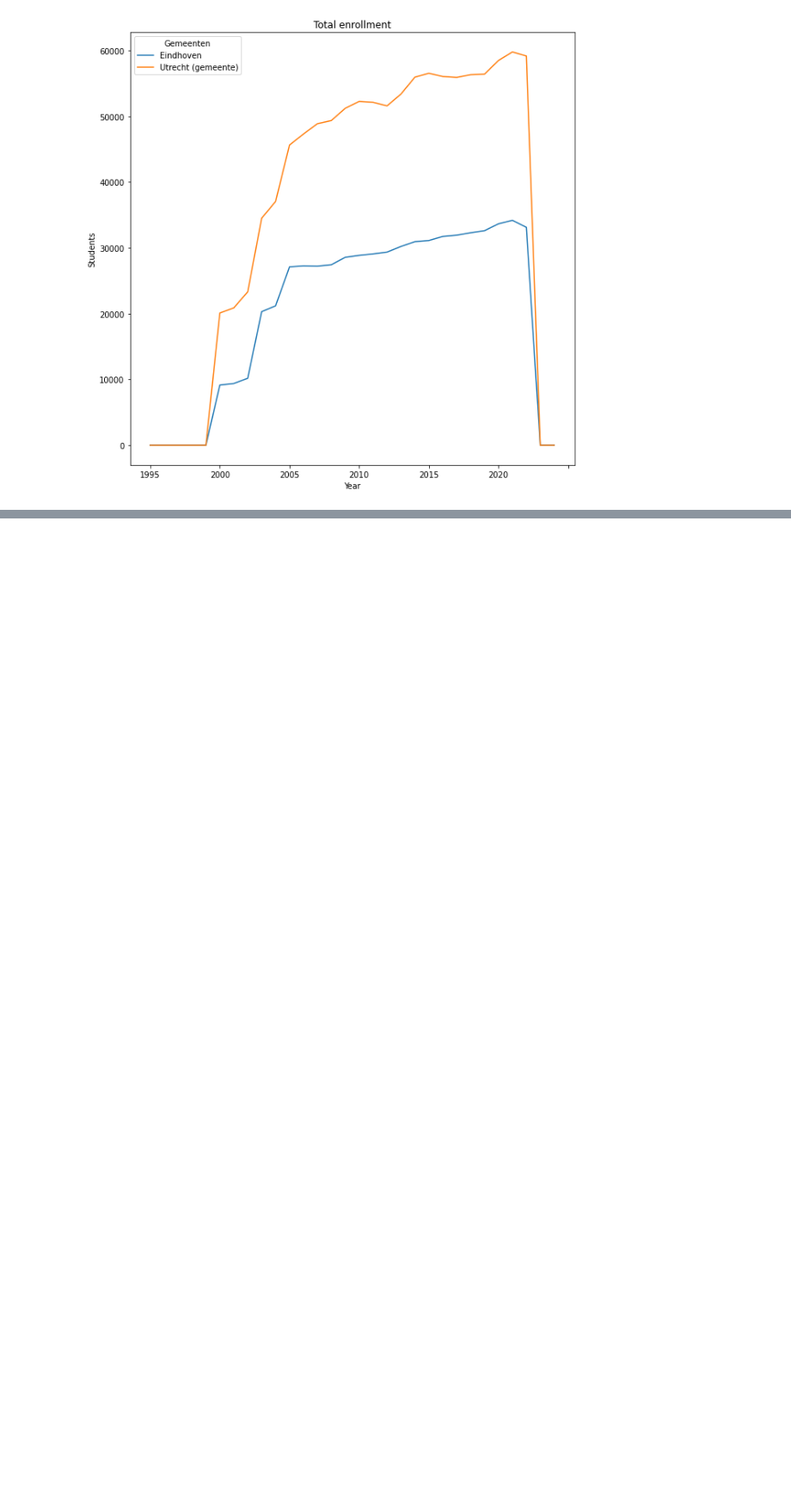
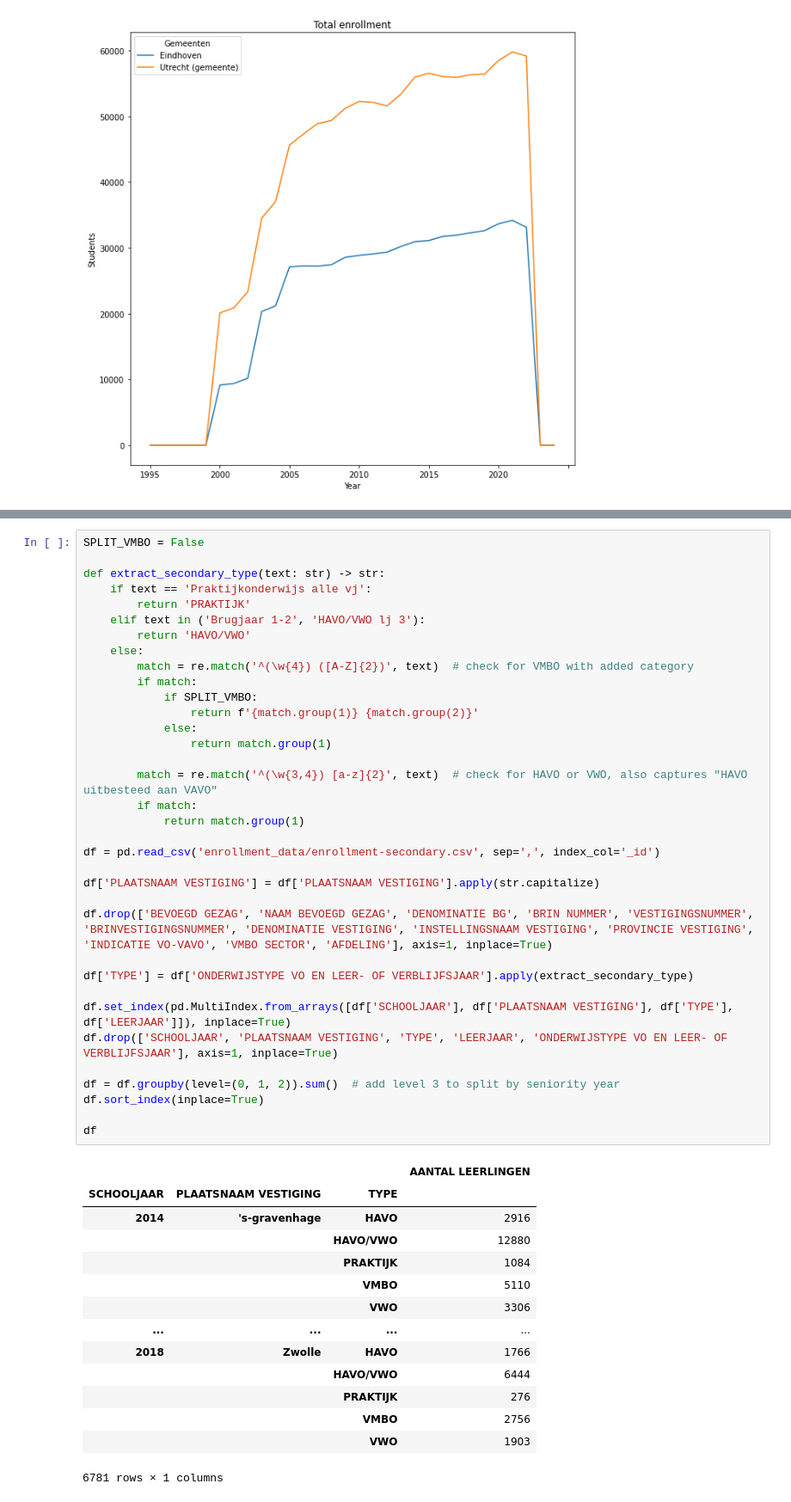
Before and after one commit to Thais02/knowledge2024, a Jupyter notebook: DataProcessing_ultimate.ipynb, the cells around one changed output, grey strips where cells are left out. Shown at 86% size. Drawn from its saved outputs; the diff is of its cells as text; blank space fills up the shorter version.

Commit message:
Added secondary education (own df for now!)

```diff
--- a/DataProcessing_ultimate.ipynb
+++ b/DataProcessing_ultimate.ipynb
@@ -228,0 +206,50 @@ True
+# %%
+SPLIT_VMBO = False
+
+def extract_secondary_type(text: str) -> str:
+    if text == 'Praktijkonderwijs alle vj':
+        return 'PRAKTIJK'
+    elif text in ('Brugjaar 1-2', 'HAVO/VWO lj 3'):
+        return 'HAVO/VWO'
+    else:
+        match = re.match('^(\w{4}) ([A-Z]{2})', text)  # check for VMBO with added category
+        if match:
+            if SPLIT_VMBO:
+                return f'{match.group(1)} {match.group(2)}'
+            else:
+                return match.group(1)
+
+        match = re.match('^(\w{3,4}) [a-z]{2}', text)  # check for HAVO or VWO, also captures "HAVO uitbesteed aan VAVO"
+        if match:
+            return match.group(1)
+
+df = pd.read_csv('enrollment_data/enrollment-secondary.csv', sep=',', index_col='_id')
+
+df['PLAATSNAAM VESTIGING'] = df['PLAATSNAAM VESTIGING'].apply(str.capitalize)
+
+df.drop(['BEVOEGD GEZAG', 'NAAM BEVOEGD GEZAG', 'DENOMINATIE BG', 'BRIN NUMMER', 'VESTIGINGSNUMMER', 'BRINVESTIGINGSNUMMER', 'DENOMINATIE VESTIGING', 'INSTELLINGSNAAM VESTIGING', 'PROVINCIE VESTIGING', 'INDICATIE VO-VAVO', 'VMBO SECTOR', 'AFDELING'], axis=1, inplace=True)
+
+df['TYPE'] = df['ONDERWIJSTYPE VO EN LEER- OF VERBLIJFSJAAR'].apply(extract_secondary_type)
+
+df.set_index(pd.MultiIndex.from_arrays([df['SCHOOLJAAR'], df['PLAATSNAAM VESTIGING'], df['TYPE'], df['LEERJAAR']]), inplace=True)
+df.drop(['SCHOOLJAAR', 'PLAATSNAAM VESTIGING', 'TYPE', 'LEERJAAR', 'ONDERWIJSTYPE VO EN LEER- OF VERBLIJFSJAAR'], axis=1, inplace=True)
+
+df = df.groupby(level=(0, 1, 2)).sum()  # add level 3 to split by seniority year
+df.sort_index(inplace=True)
+
+df
+# %% [output]
+|  |  |  | AANTAL LEERLINGEN |
+| SCHOOLJAAR | PLAATSNAAM VESTIGING | TYPE |  |
+| 2014 | 's-gravenhage | HAVO | 2916 |
+|  |  | HAVO/VWO | 12880 |
+|  |  | PRAKTIJK | 1084 |
+|  |  | VMBO | 5110 |
+|  |  | VWO | 3306 |
+| ... | ... | ... | ... |
+| 2018 | Zwolle | HAVO | 1766 |
+|  |  | HAVO/VWO | 6444 |
+|  |  | PRAKTIJK | 276 |
+|  |  | VMBO | 2756 |
+|  |  | VWO | 1903 |
+6781 rows × 1 columns
```
Also changed, not shown: parts of 1 cell of this notebook.
